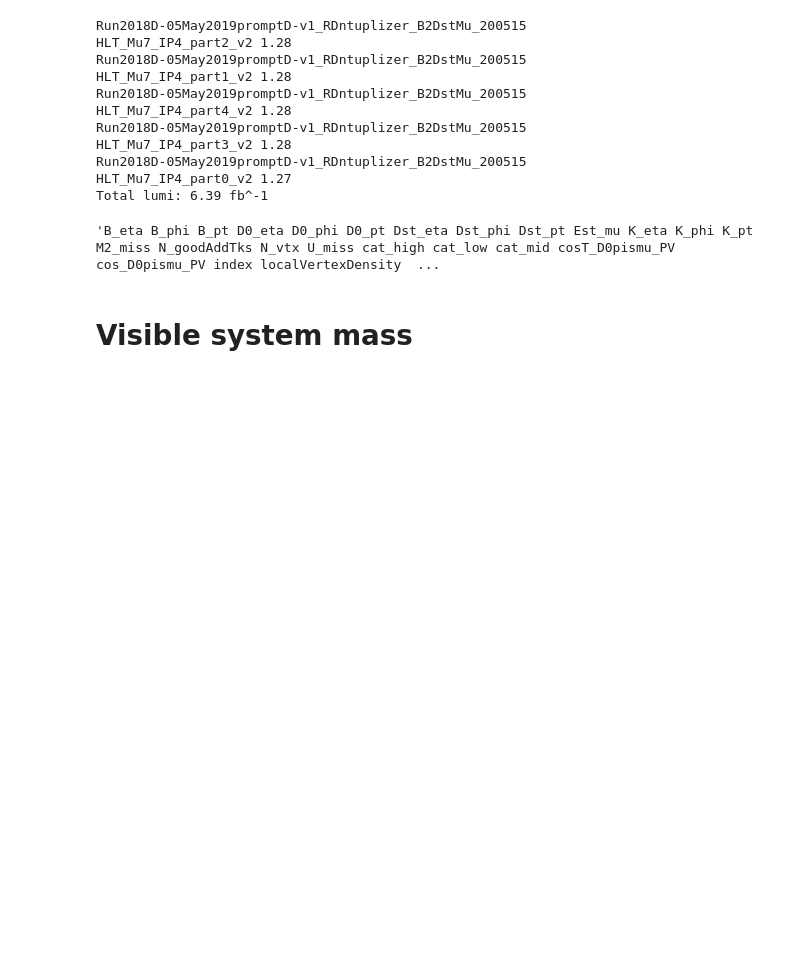
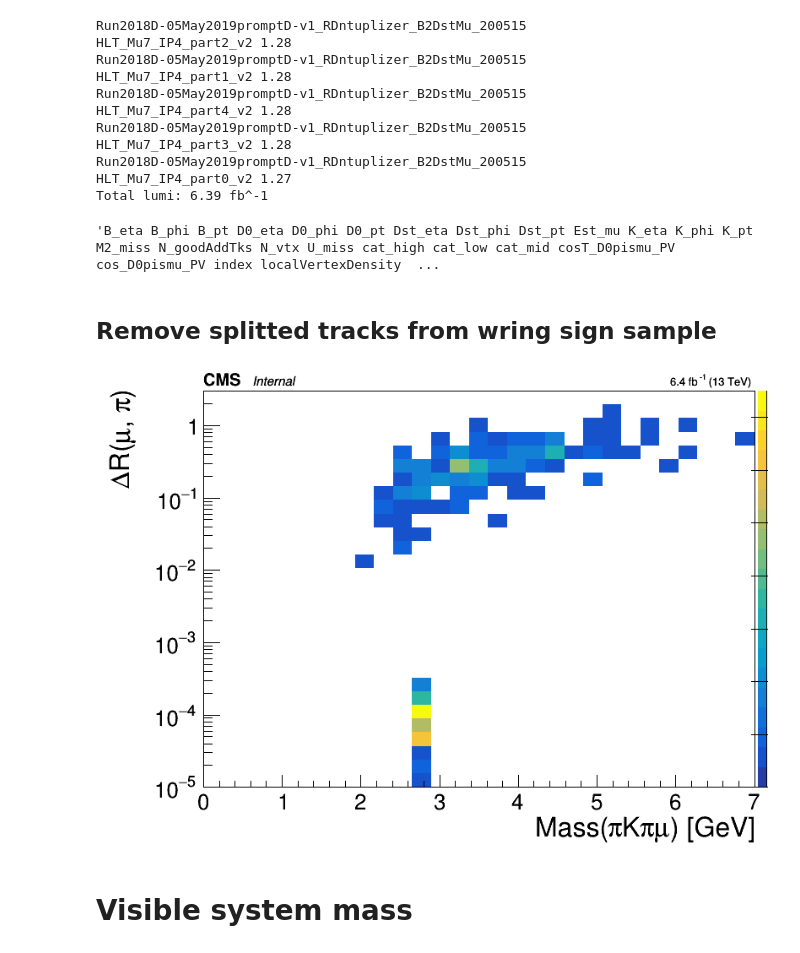
Before and after one commit to ocerri/BPH_RD_Analysis, a Jupyter notebook: plot_scripts/combBkg_v0.ipynb, the cells around one changed output. Drawn from its saved outputs; the diff is of its cells as text; code cells hidden in the pictures; blank space fills up the shorter version.

```diff
--- a/plot_scripts/combBkg_v0.ipynb
+++ b/plot_scripts/combBkg_v0.ipynb
@@ -76,3 +76,5 @@ Total lumi: 6.39 fb^-1
 ' '.join(np.sort(dfSig.columns))
 # %% [output]
 'B_eta B_phi B_pt D0_eta D0_phi D0_pt Dst_eta Dst_phi Dst_pt Est_mu K_eta K_phi K_pt M2_miss N_goodAddTks N_vtx U_miss cat_high cat_low cat_mid cosT_D0pismu_PV cos_D0pismu_PV index localVertexDensity  ...
+# %% [markdown]
+## Remove splitted tracks from wring sign sample
@@ -79,3 +87,15 @@ Total lumi: 6.39 fb^-1
+# %%
+dfWrong['dR_pimu'] = computeDeltaR(dfWrong, sp1='pi', sp2='mu')
+
+h2 = create_TH2D(dfWrong[['mass_D0pismu', 'dR_pimu']], binning=[np.linspace(0,7, 30), np.logspace(-5,np.log10(3), 30)],
+                 axis_title=['Mass(#piK#pi#mu) [GeV]', '#DeltaR(#mu, #pi)', '']
+                )
+c = drawOnCMSCanvas(CMS_lumi, [h2], ['colz'])
+c.SetLogy()
+
+selWrong = dfWrong['dR_pimu'] > 1e-3
+# %% [output]
+[figure, added]
 # %% [markdown]
 # Visible system mass
 # %%
```
Also changed, not shown: parts of 4 cells of this notebook, 4 other files.
